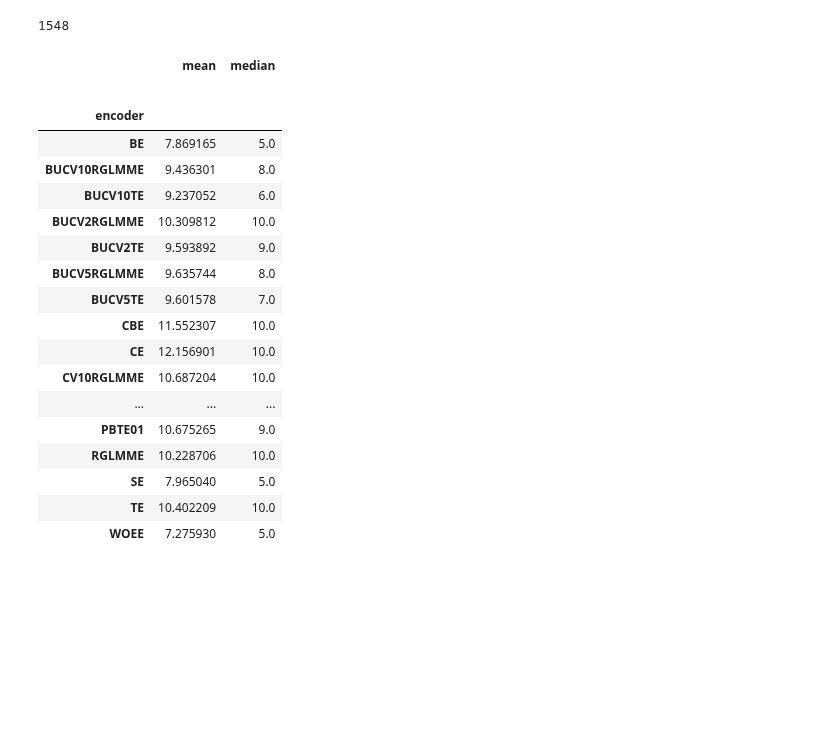
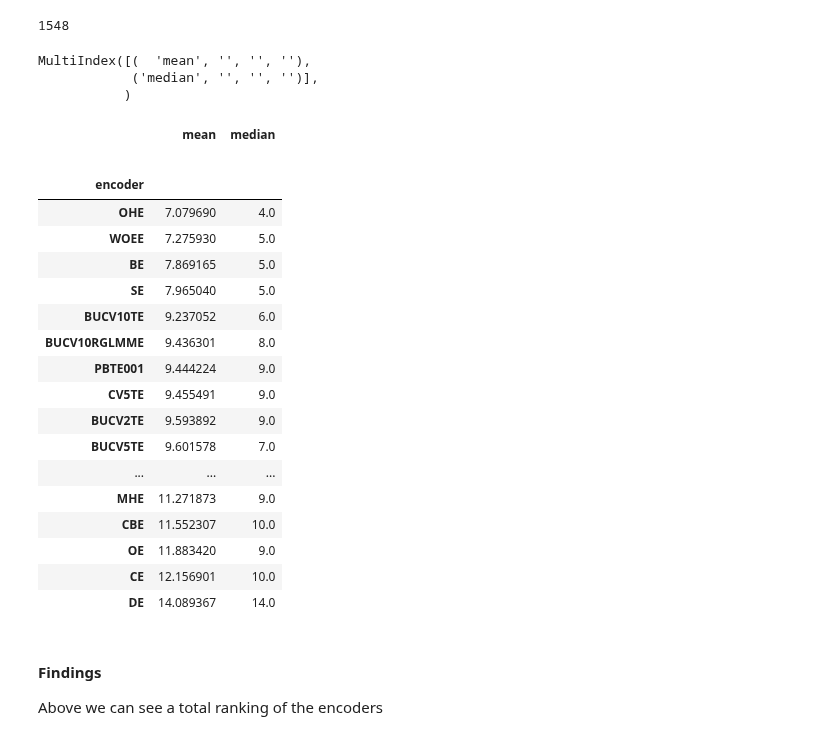
Before and after one commit to nina-prog/meta-learning-for-encoder-selection, a Jupyter notebook: notebooks/week08/week08-EDA.ipynb, the cells around one changed output. Drawn from its saved outputs; the diff is of its cells as text; code cells hidden in the pictures; blank space fills up the shorter version.

```diff
--- a/notebooks/week08/week08-EDA.ipynb
+++ b/notebooks/week08/week08-EDA.ipynb
@@ -431,31 +443,37 @@ column_count = rankings.shape[1]
 # %%
 # Get number ranks per encoder
 max_rank_per_encoder = rankings.max(axis='columns')
+# %%
+total_stats[['mean', 'median']].columns
+# %% [output]
+MultiIndex([(  'mean', '', '', ''),
+            ('median', '', '', '')],
+           )
 # %%
 # Calculate mean
 total_stats = rankings.copy()
-total_stats['mean_rank'] = rankings.mean(axis=1)
-total_stats['median_rank'] = rankings.median(axis=1)
-total_stats[['mean', 'median']].head(32)
+total_stats['mean'] = rankings.mean(axis=1)
+total_stats['median'] = rankings.median(axis=1)
+total_stats[['mean', 'median']].sort_values(by=[('mean', '', '', ''), ('median', '', '', '')]).head(32)
 # %% [output]
 |  | mean | median |
 |  |  |  |
 |  |  |  |
 |  |  |  |
 | encoder |  |  |
+| OHE | 7.079690 | 4.0 |
+| WOEE | 7.275930 | 5.0 |
 | BE | 7.869165 | 5.0 |
+| SE | 7.965040 | 5.0 |
+| BUCV10TE | 9.237052 | 6.0 |
 | BUCV10RGLMME | 9.436301 | 8.0 |
-| BUCV10TE | 9.237052 | 6.0 |
-| BUCV2RGLMME | 10.309812 | 10.0 |
+| PBTE001 | 9.444224 | 9.0 |
+| CV5TE | 9.455491 | 9.0 |
 | BUCV2TE | 9.593892 | 9.0 |
-| BUCV5RGLMME | 9.635744 | 8.0 |
 | BUCV5TE | 9.601578 | 7.0 |
+| ... | ... | ... |
+| MHE | 11.271873 | 9.0 |
 | CBE | 11.552307 | 10.0 |
+| OE | 11.883420 | 9.0 |
 | CE | 12.156901 | 10.0 |
-| CV10RGLMME | 10.687204 | 10.0 |
-| ... | ... | ... |
-| PBTE01 | 10.675265 | 9.0 |
-| RGLMME | 10.228706 | 10.0 |
-| SE | 7.965040 | 5.0 |
-| TE | 10.402209 | 10.0 |
-| WOEE | 7.275930 | 5.0 |
+| DE | 14.089367 | 14.0 |
@@ -464,0 +480,4 @@ total_stats[['mean', 'median']].head(32)
+# %% [markdown]
+#### Findings
+
+Above we can see a total ranking of the encoders
```
Also changed, not shown: parts of 19 cells of this notebook.
